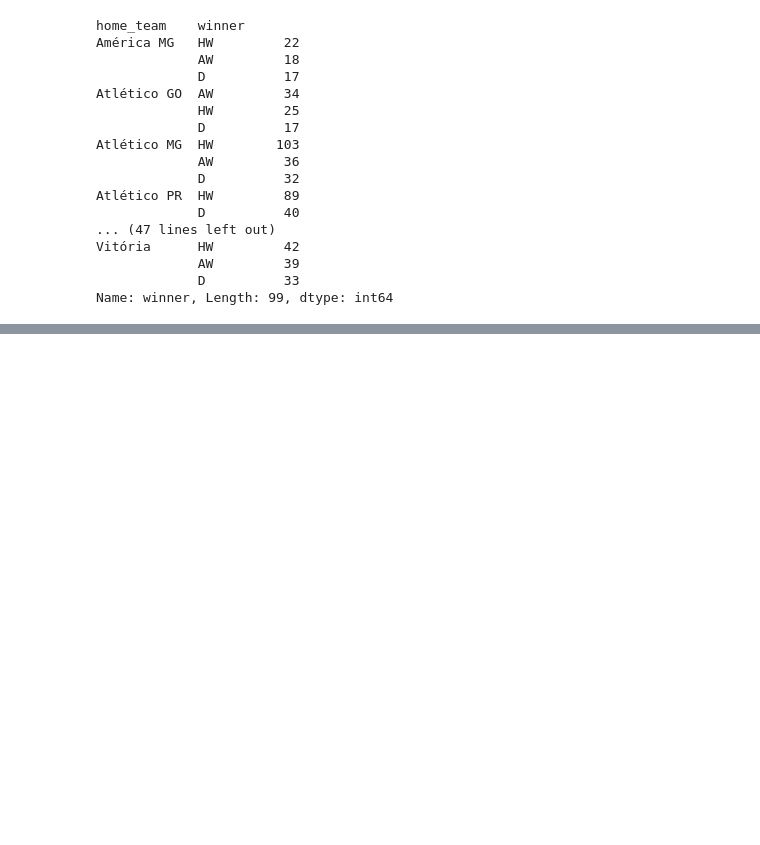
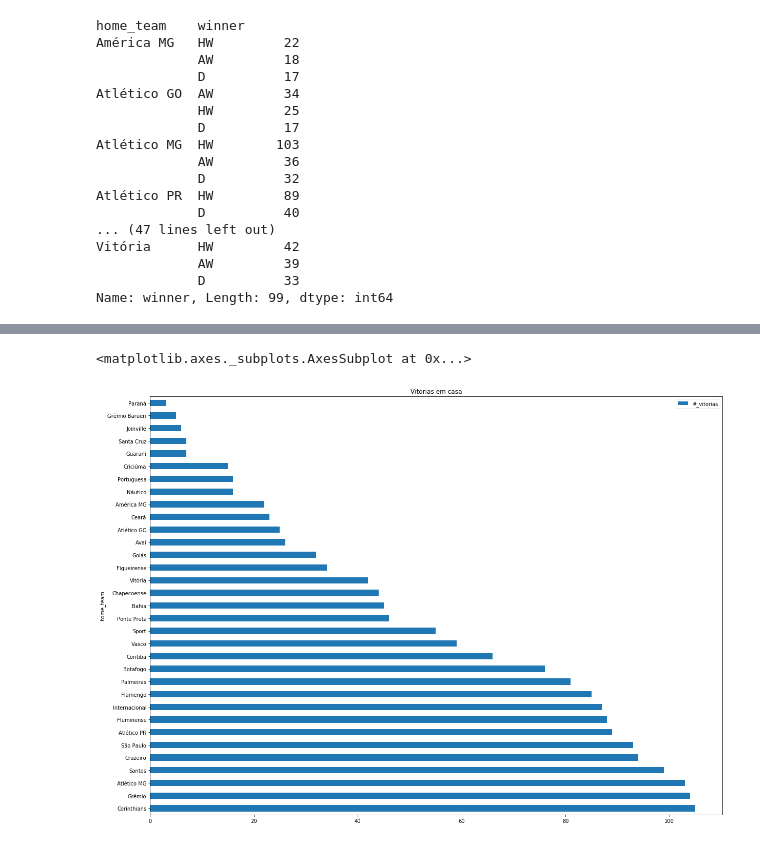
Before and after one commit to hlapa/brazilian_soccer_prediction, a Jupyter notebook: EDA.ipynb, the cells around one changed output, grey strips where cells are left out. Saved outputs shown, nothing was run; the diff lists cells and outputs as text; code cells hidden in the pictures; blank space fills up the shorter version.

```diff
--- a/EDA.ipynb
+++ b/EDA.ipynb
@@ -94,0 +171,5 @@ AttributeError: 'Series' object has no attribute 'short'
+# %%
+vitorias_hw.set_index('home_team').plot.barh(figsize=(20,15), title='Vitorias em casa')
+# %% [output]
+<matplotlib.axes._subplots.AxesSubplot at 0x...>
+[figure, added]
```
Also changed, not shown: parts of 20 cells of this notebook.
